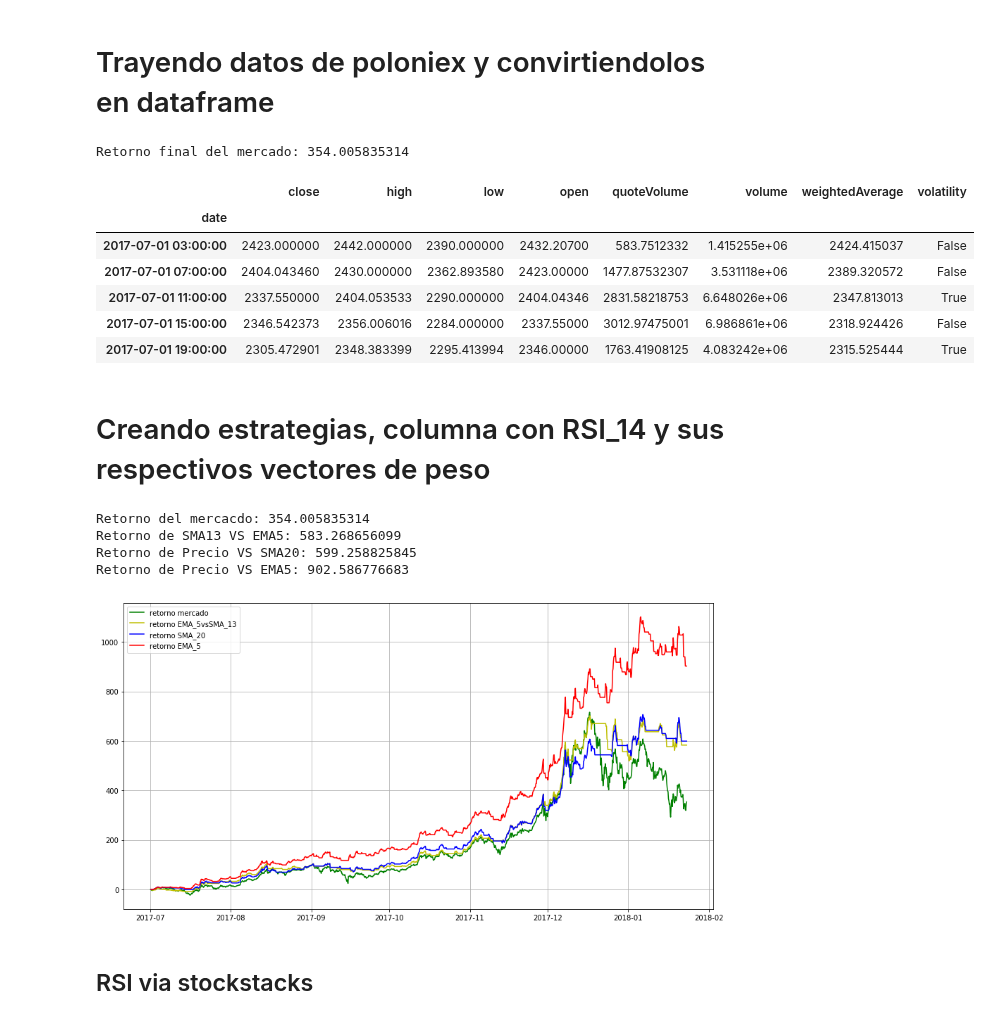
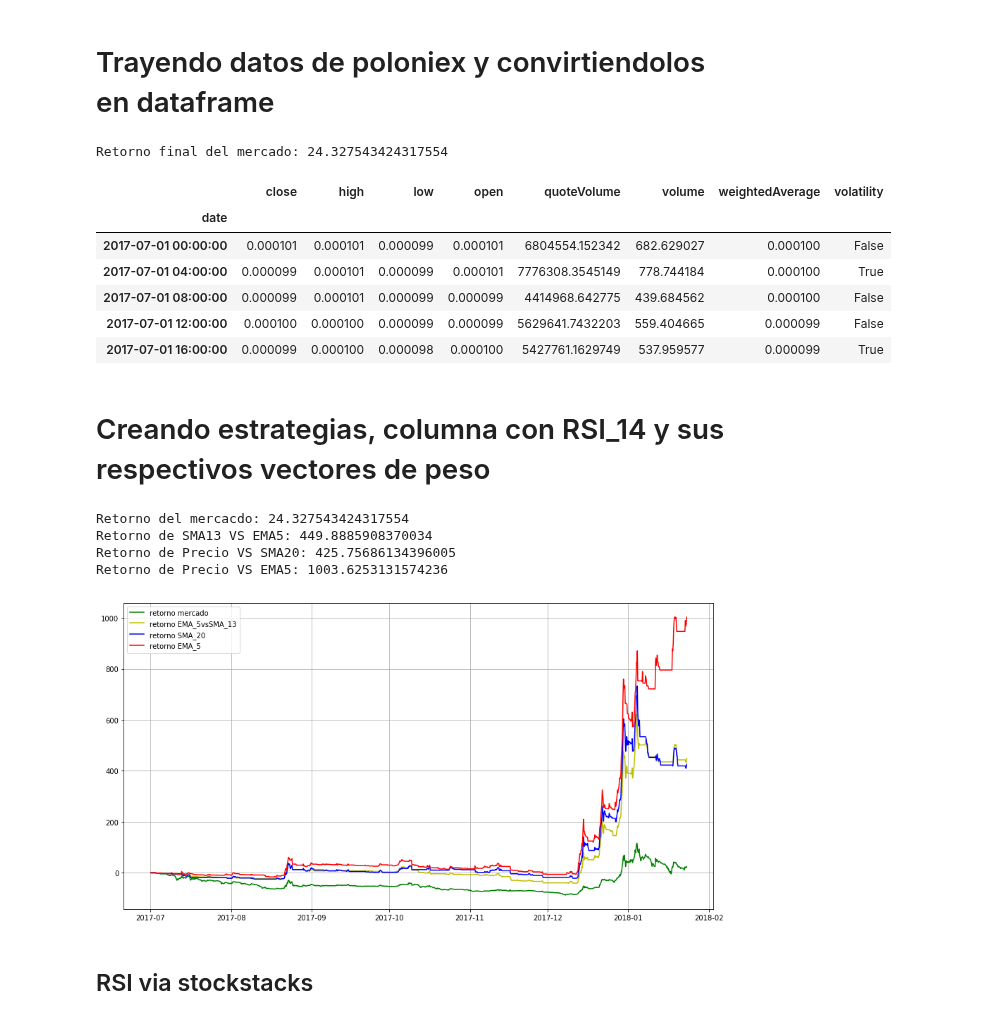
Before and after one commit to ADCryptoSolutions/adcb, a Jupyter notebook: ML strategy.ipynb, the cells around one changed output. Cells and saved outputs as stored; diff of their text form; code cells hidden in the pictures.

```diff
--- a/ML strategy.ipynb
+++ b/ML strategy.ipynb
@@ -5,40 +5,40 @@ import pandas as pd
 import pylab as plt
 from tusp import string2ts, ts2string
 from bot import prepareData,marketReturn
 import numpy as np
 %matplotlib inline
 plt.rcParams['figure.figsize'] = 15, 8
 
 # trayendo y preparando datos
-df  = prepareData(pair="USDT_BTC",
+df  = prepareData(pair="BTC_XRP",
                   start=string2ts("2017-07-01 00:00:00"),
                   end=string2ts("2018-03-01 00:00:00"),
                   period=3600*4)
 """
 # calculando el retorno del mercado hasta el 4 quitil y del ultimo quintil
 df_train = df.loc["2014-09-10 00:00:00":"2017-06-01 00:00:00",:]
 df_test = df.loc["2017-06-01 00:00:00":"2017-09-01 00:00:00",:]
 """
 per = 0.85
 cum_return1 = marketReturn(df[:int(len(df)*per)]["close"])
 cum_return2 = marketReturn(df[int(len(df)*per):]["close"])
 #cum_return1 = marketReturn(df_train)
 #cum_return2 = marketReturn(df_test)
 
 marketReturn = cum_return1[-1]*100
 marketReturn2 = cum_return2[-1]*100
 
 print "Retorno final del mercado: %s"%(marketReturn)
 df.head()
 # %% [output]
-Retorno final del mercado: 354.005835314
+Retorno final del mercado: 24.327543424317554
 |  | close | high | low | open | quoteVolume | volume | weightedAverage | volatility |
 | date |  |  |  |  |  |  |  |  |
-| 2017-07-01 03:00:00 | 2423.000000 | 2442.000000 | 2390.000000 | 2432.20700 | 583.7512332 | 1.415255e+06 | 2424.415037 | False |
-| 2017-07-01 07:00:00 | 2404.043460 | 2430.000000 | 2362.893580 | 2423.00000 | 1477.87532307 | 3.531118e+06 | 2389.320572 | False |
-| 2017-07-01 11:00:00 | 2337.550000 | 2404.053533 | 2290.000000 | 2404.04346 | 2831.58218753 | 6.648026e+06 | 2347.813013 | True |
-| 2017-07-01 15:00:00 | 2346.542373 | 2356.006016 | 2284.000000 | 2337.55000 | 3012.97475001 | 6.986861e+06 | 2318.924426 | False |
-| 2017-07-01 19:00:00 | 2305.472901 | 2348.383399 | 2295.413994 | 2346.00000 | 1763.41908125 | 4.083242e+06 | 2315.525444 | True |
+| 2017-07-01 00:00:00 | 0.000101 | 0.000101 | 0.000099 | 0.000101 | 6804554.152342 | 682.629027 | 0.000100 | False |
+| 2017-07-01 04:00:00 | 0.000099 | 0.000101 | 0.000099 | 0.000101 | 7776308.3545149 | 778.744184 | 0.000100 | True |
+| 2017-07-01 08:00:00 | 0.000099 | 0.000101 | 0.000099 | 0.000099 | 4414968.642775 | 439.684562 | 0.000100 | False |
+| 2017-07-01 12:00:00 | 0.000100 | 0.000100 | 0.000099 | 0.000099 | 5629641.7432203 | 559.404665 | 0.000099 | False |
+| 2017-07-01 16:00:00 | 0.000099 | 0.000100 | 0.000098 | 0.000100 | 5427761.1629749 | 537.959577 | 0.000099 | True |
 # %% [markdown]
 # Creando estrategias, columna con RSI_14 y sus respectivos vectores de peso
 # %%
@@ -80,11 +80,11 @@ plt.plot(df.index[:int(len(df)*per)],v2*100,'r',label='retorno EMA_5')
 plt.legend(loc='best')
 plt.grid()
 # %% [output]
-Retorno del mercacdo: 354.005835314
-Retorno de SMA13 VS EMA5: 583.268656099
-Retorno de Precio VS SMA20: 599.258825845
-Retorno de Precio VS EMA5: 902.586776683
+Retorno del mercacdo: 24.327543424317554
+Retorno de SMA13 VS EMA5: 449.8885908370034
+Retorno de Precio VS SMA20: 425.75686134396005
+Retorno de Precio VS EMA5: 1003.6253131574236
-[figure, old version]
+[figure, new version]
 # %% [markdown]
 ## RSI via stockstacks
 # %%
```
Also changed, not shown: parts of 8 cells of this notebook.
